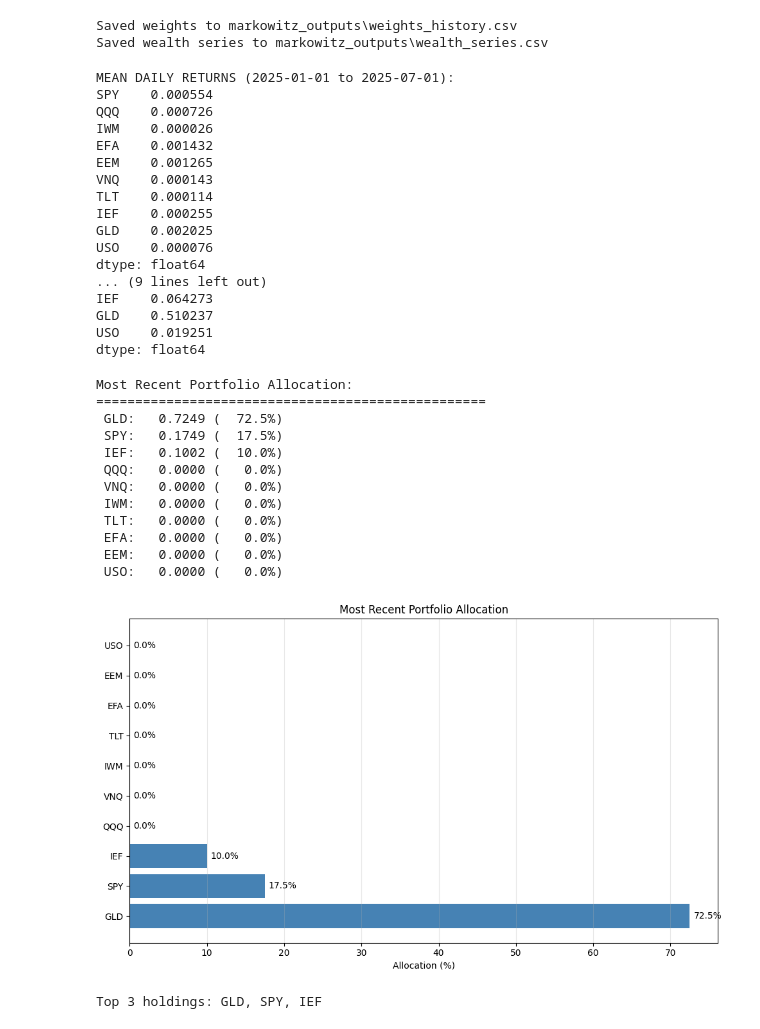
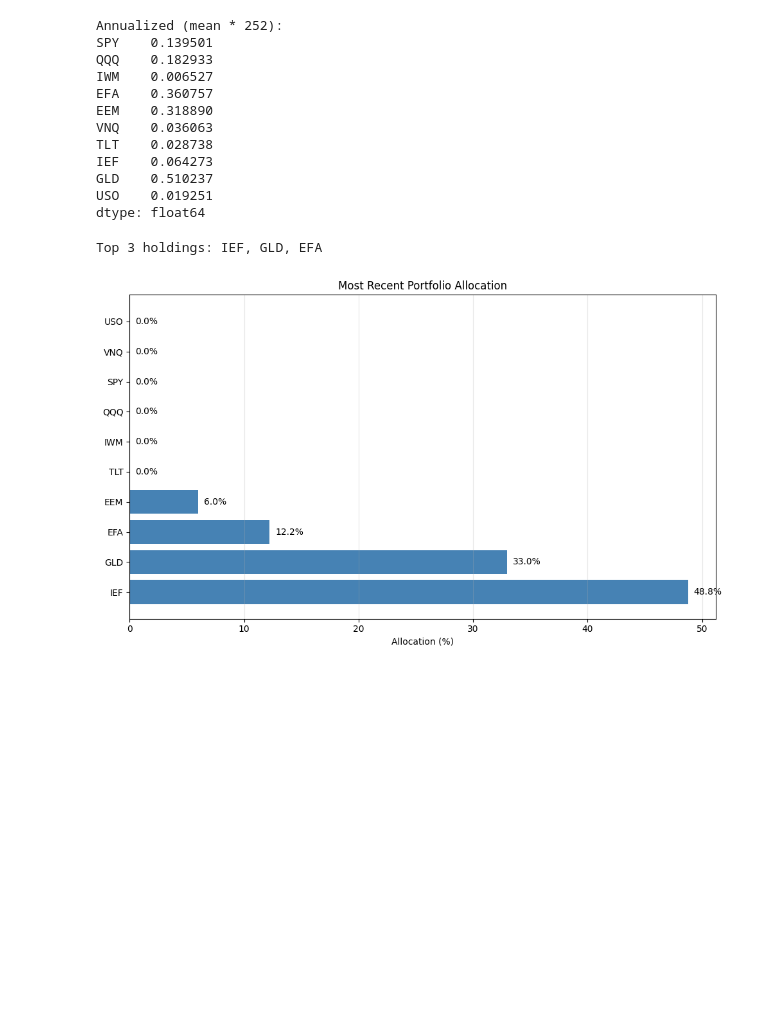
Before and after one commit to OuJiaPeng/DRL-portfolio-optimization, a Jupyter notebook: markowitz/markowitz portfolio.ipynb, the cells around one changed output. Cells and saved outputs as stored; diff of their text form; code cells hidden in the pictures; blank space fills up the shorter version.

```diff
--- a/markowitz/markowitz portfolio.ipynb
+++ b/markowitz/markowitz portfolio.ipynb
@@ -10,8 +10,8 @@ import os
 TEST_START = '2025-01-01'
 TEST_END = '2025-07-01'
 
-# Markowitz hyperparameters
-lookback_months = 12
+# Markowitz parameters
+lookback_months = 6
 rebalance_freq = 'D'  # 'D','B','W','W-FRI','ME','MS','QE','QS','A','AS'
 
 rf_annual = 0.04
@@ -135,5 +138,5 @@ Portfolio ends on: 2025-07-01
 # %%
-# Calculate Sharpe metrics for test period
+# Calculate metrics for test period
 
 # Daily returns of portfolio wealth
 test_returns = wealth_series.pct_change().dropna()
@@ -144,11 +147,24 @@ annualized_return = excess_returns.mean() * 252
 annualized_volatility = excess_returns.std(ddof=1) * np.sqrt(252)
 sharpe_ratio = annualized_return / annualized_volatility if annualized_volatility > 0 else 0.0
 
+# CAGR & Max Drawdown calculations
+n_days = len(wealth_series)
+if n_days > 1:
+    cagr = (wealth_series.iloc[-1] / wealth_series.iloc[0]) ** (252 / (n_days - 1)) - 1
+else:
+    cagr = 0.0
+
+running_max = wealth_series.cummax()
+drawdowns = wealth_series / running_max - 1.0
+max_drawdown = drawdowns.min()
+
 # Display results
 print(f"Markowitz Portfolio Metrics (Test Period: {wealth_series.index[0].strftime('%Y-%m-%d')} to {wealth_series.index[-1].strftime('%Y-%m-%d')}):")
 print(f"Annualized Excess Return: {annualized_return:.2%}")
 print(f"Annualized Volatility: {annualized_volatility:.2%}")
 print(f"Sharpe Ratio: {sharpe_ratio:.2f}")
+print(f"CAGR: {cagr:.2%}")
+print(f"Max Drawdown: {max_drawdown:.2%}")
 
 # Frequency labels for output
 freq_labels = {
@@ -169,6 +185,8 @@ with open(os.path.join(output_dir, "markowitz_evaluation_metrics.txt"), "w") as
     f.write(f"Annualized Excess Return: {annualized_return:.2%}\n")
     f.write(f"Annualized Volatility: {annualized_volatility:.2%}\n")
     f.write(f"Sharpe Ratio: {sharpe_ratio:.2f}\n")
+    f.write(f"CAGR: {cagr:.2%}\n")
+    f.write(f"Max Drawdown: {max_drawdown:.2%}\n")
 
 print(f"\nMetrics saved to: {os.path.join(output_dir, 'markowitz_evaluation_metrics.txt')}")
 # %% [output]
@@ -179,14 +199,9 @@ Sharpe Ratio: 1.83
 
 Metrics saved to: markowitz_outputs\markowitz_evaluation_metrics.txt
 # %%
-# Persist Markowitz results for external visuals
+# Save Markowitz results for external visuals
 weights_df.to_csv(os.path.join(output_dir, "weights_history.csv"))
 wealth_series.to_csv(os.path.join(output_dir, "wealth_series.csv"))
-print(f"Saved weights to {os.path.join(output_dir, 'weights_history.csv')}")
-print(f"Saved wealth series to {os.path.join(output_dir, 'wealth_series.csv')}")
-# %% [output]
-Saved weights to markowitz_outputs\weights_history.csv
-Saved wealth series to markowitz_outputs\wealth_series.csv
 # %%
 # Calculate mean returns for the test period
 
@@ -197,24 +212,17 @@ if returns_test_period.empty:
     print("No returns data available for mean returns calculation.")
 else:
     mean_returns_test = returns_test_period.mean()
-    print(f"MEAN DAILY RETURNS ({pd.Timestamp(TEST_START).strftime('%Y-%m-%d')} to {pd.Timestamp(TEST_END).strftime('%Y-%m-%d')}):")
-    print(mean_returns_test)
     print(f"\nAnnualized (mean * 252):")
     print(mean_returns_test * 252)
 # %% [output]
-MEAN DAILY RETURNS (2025-01-01 to 2025-07-01):
-SPY    0.000554
-QQQ    0.000726
-IWM    0.000026
-EFA    0.001432
-EEM    0.001265
-VNQ    0.000143
-TLT    0.000114
-IEF    0.000255
-GLD    0.002025
-USO    0.000076
-dtype: float64
-... (9 lines left out)
+Annualized (mean * 252):
+SPY    0.139501
+QQQ    0.182933
+IWM    0.006527
+EFA    0.360757
+EEM    0.318890
+VNQ    0.036063
+TLT    0.028738
 IEF    0.064273
 GLD    0.510237
 USO    0.019251
@@ -225,50 +233,33 @@ dtype: float64
 if len(weights_history) > 0:
     current_weights = weights_history[-1]
 
     current_df = pd.DataFrame({
         'ETF': asset_list,
         'Weight': current_weights,
         'Allocation %': current_weights * 100
     }).sort_values('Weight', ascending=False)
-
-    print("Most Recent Portfolio Allocation:")
-    print("=" * 50)
-    for _, row in current_df.iterrows():
-        print(f"{row['ETF']:>4}: {row['Weight']:>8.4f} ({row['Allocation %']:>6.1f}%)")
 
     # Horizontal bar chart
     plt.figure(figsize=(10, 6))
     bars = plt.barh(current_df['ETF'], current_df['Allocation %'], color='steelblue')
     plt.xlabel('Allocation (%)')
     plt.title('Most Recent Portfolio Allocation')
     plt.grid(True, alpha=0.3, axis='x')
 
     # Add percentage labels
     for i, bar in enumerate(bars):
         width = bar.get_width()
         plt.text(width + 0.5, bar.get_y() + bar.get_height()/2,
                 f'{width:.1f}%', ha='left', va='center')
 
     plt.tight_layout()
     plt.savefig(os.path.join(output_dir, "current_best_allocation.png"), bbox_inches='tight')
-    plt.show()
+    # plt.show()  # Hidden, only saving the figure
 
     print(f"\nTop 3 holdings: {', '.join(current_df.head(3)['ETF'].tolist())}")
 
 else:
     print("No weight history available.")
 # %% [output]
-Most Recent Portfolio Allocation:
-==================================================
- GLD:   0.7249 (  72.5%)
- SPY:   0.1749 (  17.5%)
- IEF:   0.1002 (  10.0%)
- QQQ:   0.0000 (   0.0%)
- VNQ:   0.0000 (   0.0%)
- IWM:   0.0000 (   0.0%)
- TLT:   0.0000 (   0.0%)
- EFA:   0.0000 (   0.0%)
- EEM:   0.0000 (   0.0%)
- USO:   0.0000 (   0.0%)
+Top 3 holdings: IEF, GLD, EFA
-[figure, old version]
+[figure, new version]
-Top 3 holdings: GLD, SPY, IEF
```
Also changed, not shown: parts of 4 cells of this notebook, 22 other files.
